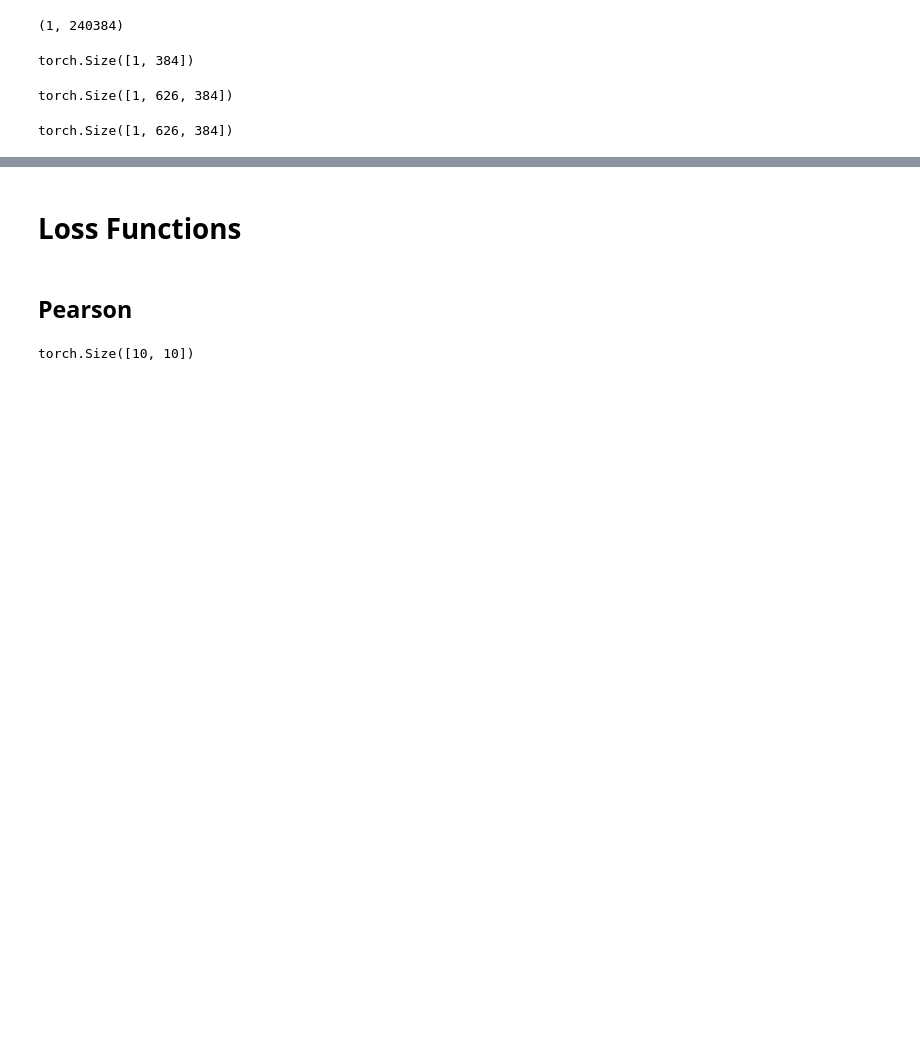
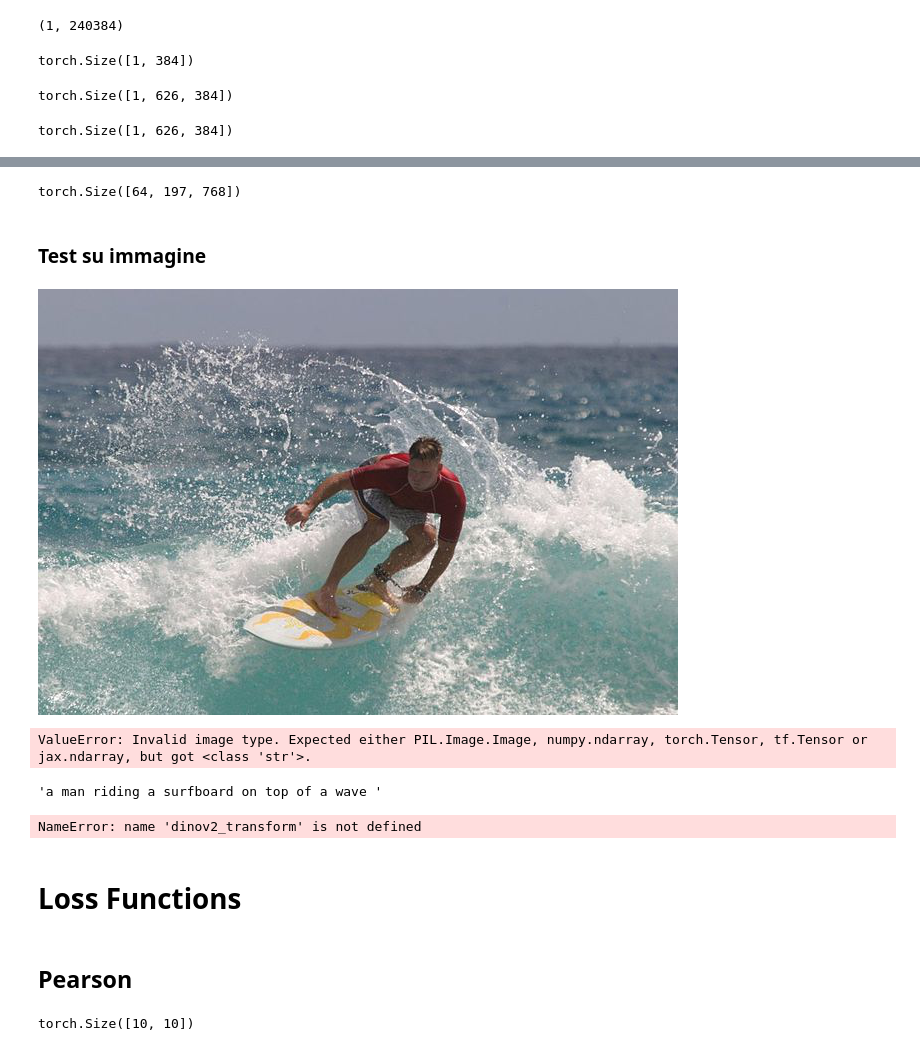
Before and after one commit to giocoal/algonauts2023-image-fMRI-encoding-model, a Jupyter notebook: scripts/utils/util_feature_extractor_layer_exploration.ipynb, the cells around one changed output, grey strips where cells are left out. Cells and saved outputs as stored; diff of their text form; code cells hidden in the pictures; blank space fills up the shorter version.

```diff
--- a/scripts/utils/util_feature_extractor_layer_exploration.ipynb
+++ b/scripts/utils/util_feature_extractor_layer_exploration.ipynb
@@ -1288,0 +1740,4 @@ class CustomNet(nn.Module):
+# %%
+image_path = '..\\..\\files\\test_images\\surf.jpg'
+img = Image.open(image_path).convert('RGB')
+img = ViT_GPT2_transform(img)
@@ -1289,3 +1753,71 @@ class CustomNet(nn.Module):
+# %%
+feats["decoder.1"].shape
+# %% [output]
+torch.Size([64, 197, 768])
+# %% [markdown]
+### Test su immagine
+# %%
+import urllib.parse as parse
+import os
+from PIL import Image
+
+def is_url(string):
+    try:
+        result = parse.urlparse(string)
+        return all([result.scheme, result.netloc, result.path])
+    except:
+        return False
+
+def load_image(image_path):
+    if is_url(image_path):
+        return Image.open(requests.get(image_path, stream=True).raw)
+    elif os.path.exists(image_path):
+        return Image.open(image_path)
+
+def get_caption(model, image_processor, tokenizer, image_path):
+    image = load_image(image_path)
+    # preprocess the image
+    img = image_processor(image, return_tensors="pt").to(device)
+    # generate the caption (using greedy decoding by default)
+    output = model.generate(**img)
+    # decode the output
+    caption = tokenizer.batch_decode(output, skip_special_tokens=True)[0]
+    return caption
+# %%
+img = '..\\..\\files\\test_images\\surf.jpg'
+
+display(load_image(image_path).convert('RGB'))
+# %% [output]
+[figure, added]
+# %%
+pixel_values = feature_extractor(
+    images=img, return_tensors="pt").pixel_values
+pixel_values = pixel_values.to(device)
+
+if args.feature_type == "encoder":
+    with torch.no_grad():
+        feats = model.encoder(
+            pixel_values, output_hidden_states=True).hidden_states
+else:
+    feats = model.generate(
+        pixel_values, **gen_kwargs).encoder_hidden_states
+# %% [output]
+ValueError: Invalid image type. Expected either PIL.Image.Image, numpy.ndarray, torch.Tensor, tf.Tensor or jax.ndarray, but got <class 'str'>.
+# %%
+get_caption(model, feature_extractor, tokenizer, image_path)
+# %% [output]
+'a man riding a surfboard on top of a wave '
+# %%
+from PIL import Image
+
+image = Image.open('..\\..\\files\\test_images\\park.jpg')
+
+X = dinov2_transform(image).unsqueeze(dim=0).to(device)
+
+# show image "image"
+plt.imshow(image)
+# %% [output]
+NameError: name 'dinov2_transform' is not defined
 # %% [markdown]
 # Loss Functions
 # %% [markdown]
```
Also changed, not shown: parts of 49 cells of this notebook, 9 other files.
